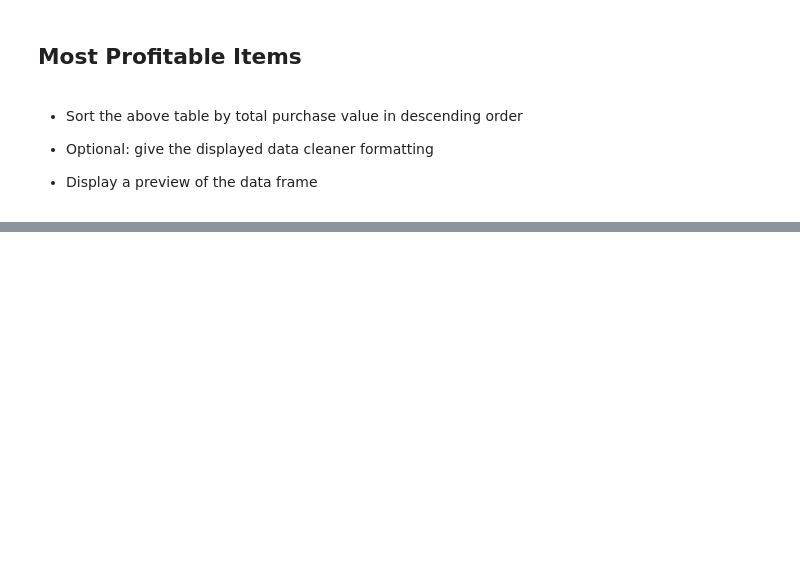
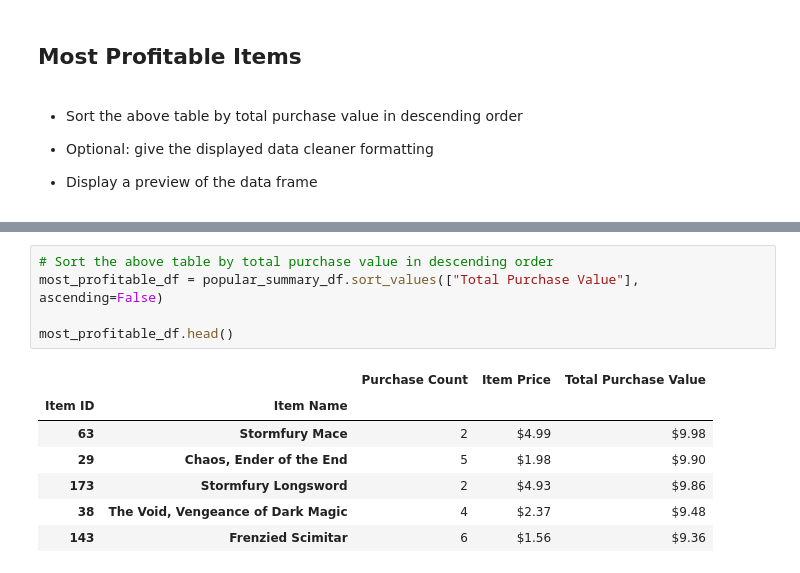
Before and after one commit to sammy10060102/pandas-challenge, a Jupyter notebook: HeroesOfPymoli/HeroesOfPymoli_starter.ipynb, the cells around one changed output, grey strips where cells are left out. Saved outputs shown, nothing was run; the diff lists cells and outputs as text; blank space fills up the shorter version.

Commit message:
Added Most Profitable Items section

```diff
--- a/HeroesOfPymoli/HeroesOfPymoli_starter.ipynb
+++ b/HeroesOfPymoli/HeroesOfPymoli_starter.ipynb
@@ -408,0 +400,13 @@ popular_summary.head()
+# %%
+# Sort the above table by total purchase value in descending order
+most_profitable_df = popular_summary_df.sort_values(["Total Purchase Value"], ascending=False)
+
+most_profitable_df.head()
+# %% [output]
+|  |  | Purchase Count | Item Price | Total Purchase Value |
+| Item ID | Item Name |  |  |  |
+| 63 | Stormfury Mace | 2 | $4.99 | $9.98 |
+| 29 | Chaos, Ender of the End | 5 | $1.98 | $9.90 |
+| 173 | Stormfury Longsword | 2 | $4.93 | $9.86 |
+| 38 | The Void, Vengeance of Dark Magic | 4 | $2.37 | $9.48 |
+| 143 | Frenzied Scimitar | 6 | $1.56 | $9.36 |
```
Also changed, not shown: parts of 2 cells of this notebook.
